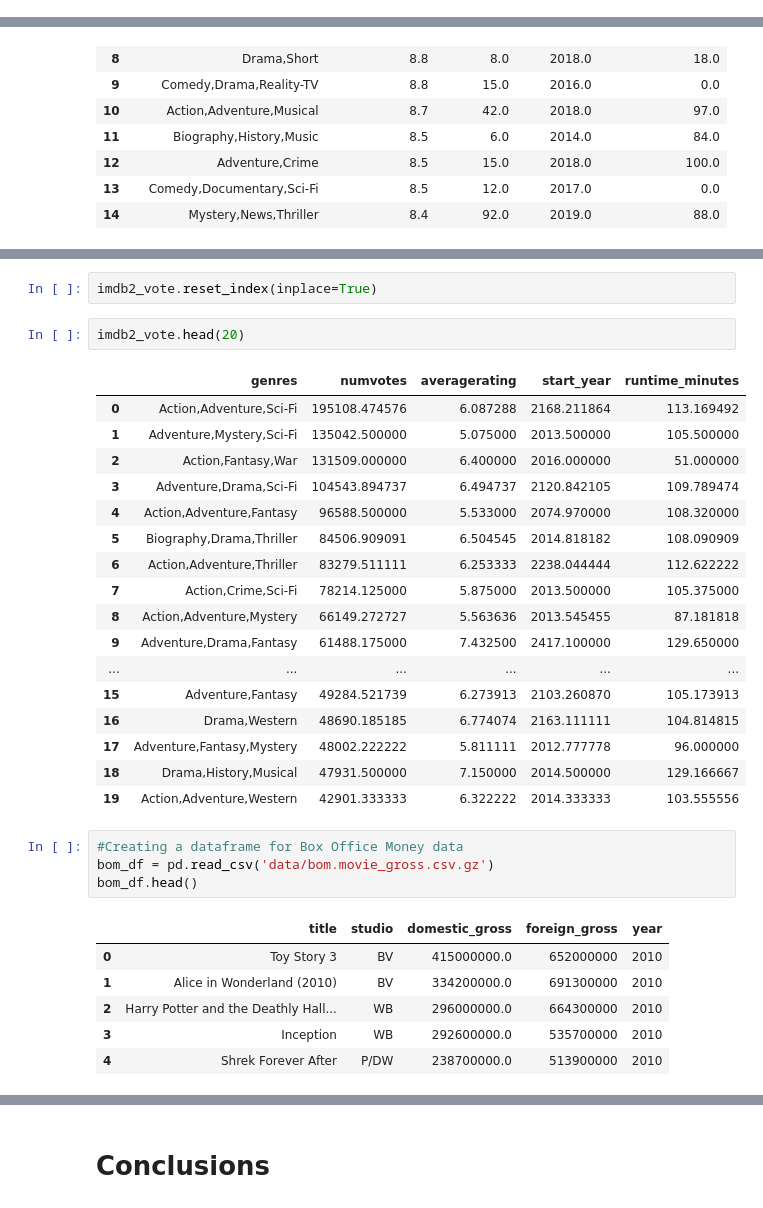
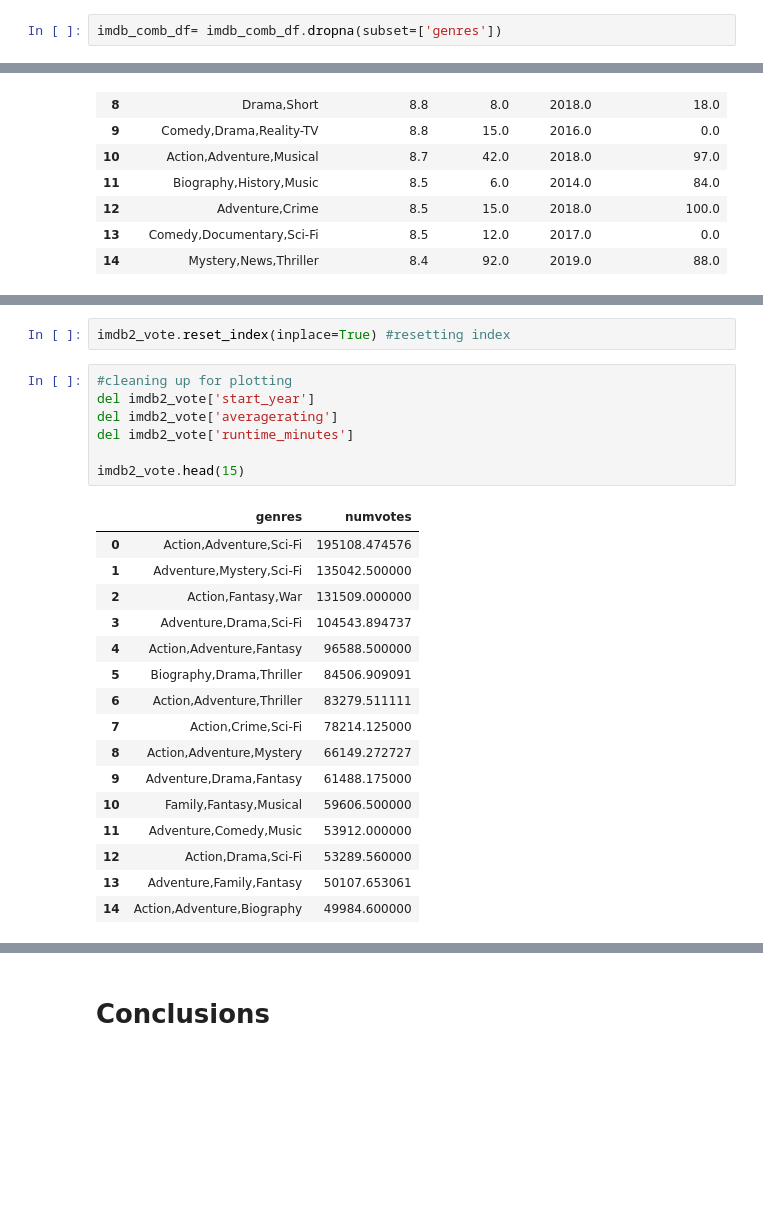
Before and after one commit to morgannash1/movie_analysis_project, a Jupyter notebook: notebook.ipynb, the cells around one changed output, grey strips where cells are left out. Drawn from its saved outputs; the diff is of its cells as text; blank space fills up the shorter version.

```diff
--- a/notebook.ipynb
+++ b/notebook.ipynb
@@ -197,0 +427,2 @@ Name: genres, Length: 923, dtype: int64
+# %%
+imdb_comb_df= imdb_comb_df.dropna(subset=['genres'])
@@ -306,35 +564,28 @@ imdb2_vote #Making a new dataframe that is sorted by number of votes
 | Action,Documentary,Horror | 5.000000 | 6.400000 | 2015.000000 | 74.000000 |
 923 rows × 4 columns
 # %%
-imdb2_vote.reset_index(inplace=True)
+imdb2_vote.reset_index(inplace=True) #resetting index
 # %%
-imdb2_vote.head(20)
+#cleaning up for plotting
+del imdb2_vote['start_year']
+del imdb2_vote['averagerating']
+del imdb2_vote['runtime_minutes']
+
+imdb2_vote.head(15)
 # %% [output]
-|  | genres | numvotes | averagerating | start_year | runtime_minutes |
-| 0 | Action,Adventure,Sci-Fi | 195108.474576 | 6.087288 | 2168.211864 | 113.169492 |
-| 1 | Adventure,Mystery,Sci-Fi | 135042.500000 | 5.075000 | 2013.500000 | 105.500000 |
-| 2 | Action,Fantasy,War | 131509.000000 | 6.400000 | 2016.000000 | 51.000000 |
-| 3 | Adventure,Drama,Sci-Fi | 104543.894737 | 6.494737 | 2120.842105 | 109.789474 |
-| 4 | Action,Adventure,Fantasy | 96588.500000 | 5.533000 | 2074.970000 | 108.320000 |
-| 5 | Biography,Drama,Thriller | 84506.909091 | 6.504545 | 2014.818182 | 108.090909 |
-| 6 | Action,Adventure,Thriller | 83279.511111 | 6.253333 | 2238.044444 | 112.622222 |
-| 7 | Action,Crime,Sci-Fi | 78214.125000 | 5.875000 | 2013.500000 | 105.375000 |
-| 8 | Action,Adventure,Mystery | 66149.272727 | 5.563636 | 2013.545455 | 87.181818 |
-| 9 | Adventure,Drama,Fantasy | 61488.175000 | 7.432500 | 2417.100000 | 129.650000 |
-| ... | ... | ... | ... | ... | ... |
-| 15 | Adventure,Fantasy | 49284.521739 | 6.273913 | 2103.260870 | 105.173913 |
-| 16 | Drama,Western | 48690.185185 | 6.774074 | 2163.111111 | 104.814815 |
-| 17 | Adventure,Fantasy,Mystery | 48002.222222 | 5.811111 | 2012.777778 | 96.000000 |
-| 18 | Drama,History,Musical | 47931.500000 | 7.150000 | 2014.500000 | 129.166667 |
-| 19 | Action,Adventure,Western | 42901.333333 | 6.322222 | 2014.333333 | 103.555556 |
+|  | genres | numvotes |
+| 0 | Action,Adventure,Sci-Fi | 195108.474576 |
+| 1 | Adventure,Mystery,Sci-Fi | 135042.500000 |
+| 2 | Action,Fantasy,War | 131509.000000 |
+| 3 | Adventure,Drama,Sci-Fi | 104543.894737 |
+| 4 | Action,Adventure,Fantasy | 96588.500000 |
+| 5 | Biography,Drama,Thriller | 84506.909091 |
+| 6 | Action,Adventure,Thriller | 83279.511111 |
+| 7 | Action,Crime,Sci-Fi | 78214.125000 |
+| 8 | Action,Adventure,Mystery | 66149.272727 |
+| 9 | Adventure,Drama,Fantasy | 61488.175000 |
+| 10 | Family,Fantasy,Musical | 59606.500000 |
+| 11 | Adventure,Comedy,Music | 53912.000000 |
+| 12 | Action,Drama,Sci-Fi | 53289.560000 |
+| 13 | Adventure,Family,Fantasy | 50107.653061 |
+| 14 | Action,Adventure,Biography | 49984.600000 |
-# %%
-#Creating a dataframe for Box Office Money data
-bom_df = pd.read_csv('data/bom.movie_gross.csv.gz')
-bom_df.head()
-# %% [output]
-|  | title | studio | domestic_gross | foreign_gross | year |
-| 0 | Toy Story 3 | BV | 415000000.0 | 652000000 | 2010 |
-| 1 | Alice in Wonderland (2010) | BV | 334200000.0 | 691300000 | 2010 |
-| 2 | Harry Potter and the Deathly Hall... | WB | 296000000.0 | 664300000 | 2010 |
-| 3 | Inception | WB | 292600000.0 | 535700000 | 2010 |
-| 4 | Shrek Forever After | P/DW | 238700000.0 | 513900000 | 2010 |
```
Also changed, not shown: parts of 85 cells of this notebook.
